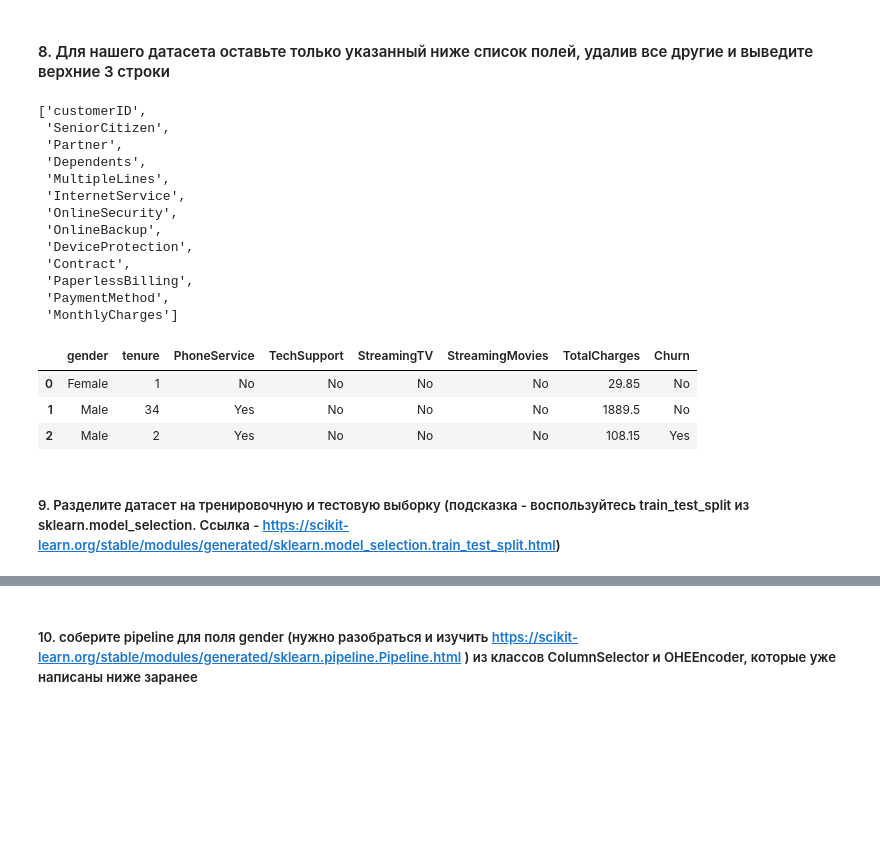
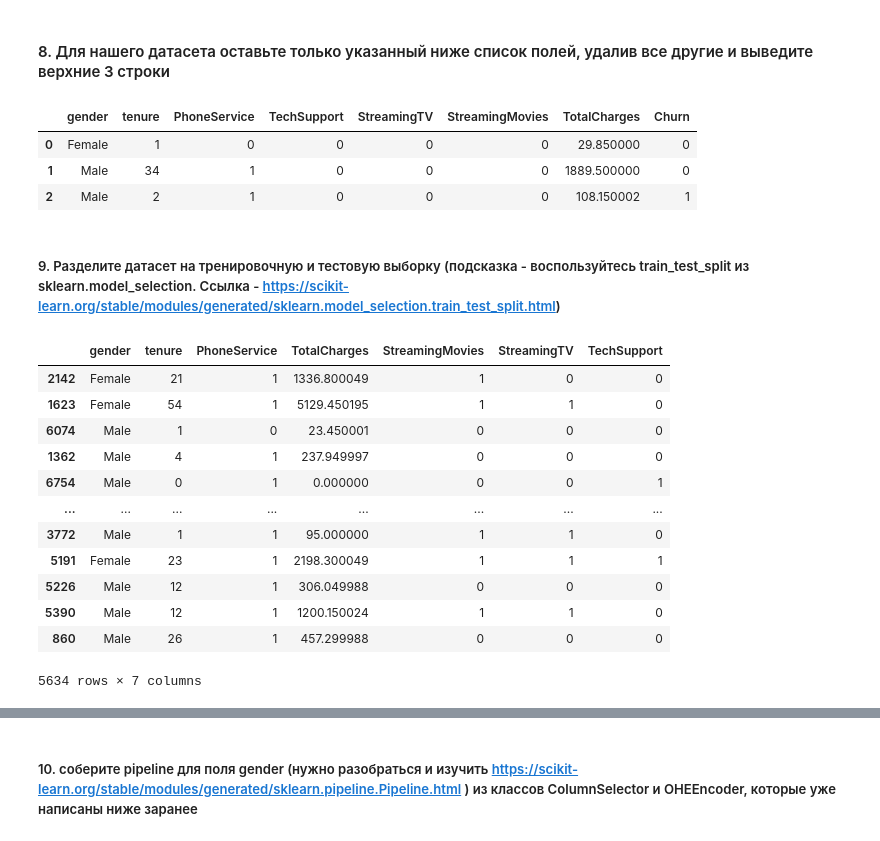
Before and after one commit to AndreiBazhenau/gb, a Jupyter notebook: ml_in_business/hw_1.ipynb, the cells around one changed output, grey strips where cells are left out. Saved outputs shown, nothing was run; the diff lists cells and outputs as text; code cells hidden in the pictures; blank space fills up the shorter version.

```diff
--- a/ml_in_business/hw_1.ipynb
+++ b/ml_in_business/hw_1.ipynb
@@ -249,6 +249,7 @@ columns = ['StreamingMovies', 'StreamingTV', 'TechSupport']
 for column in columns:
     df[column].replace('Yes', 1, inplace=True)
     df[column].replace('No', 0, inplace=True)
+    df[column].replace('No internet service', 0, inplace=True)
 
 df[['StreamingMovies', 'StreamingTV', 'TechSupport']]
 # %% [output]
@@ -280,33 +283,19 @@ df['PhoneService'].value_counts()[0] + df['PhoneService'].value_counts()[1]
 # %% [markdown]
 #### 8. Для нашего датасета оставьте только указанный ниже список полей, удалив все другие и выведите верхние 3 строки
 # %%
+columns = ['gender', 'tenure', 'PhoneService', 'TotalCharges',
+           'StreamingMovies', 'StreamingTV', 'TechSupport', 'Churn']
+
 columns_del = [x for x in df.columns if x not in columns]
 columns_del
+
+df.drop(columns_del, axis=1, inplace=True)
+df.head(3)
 # %% [output]
-['customerID',
- 'SeniorCitizen',
- 'Partner',
- 'Dependents',
- 'MultipleLines',
- 'InternetService',
- 'OnlineSecurity',
- 'OnlineBackup',
- 'DeviceProtection',
- 'Contract',
- 'PaperlessBilling',
- 'PaymentMethod',
- 'MonthlyCharges']
+|  | gender | tenure | PhoneService | TechSupport | StreamingTV | StreamingMovies | TotalCharges | Churn |
+| 0 | Female | 1 | 0 | 0 | 0 | 0 | 29.850000 | 0 |
+| 1 | Male | 34 | 1 | 0 | 0 | 0 | 1889.500000 | 0 |
+| 2 | Male | 2 | 1 | 0 | 0 | 0 | 108.150002 | 1 |
-# %%
-columns = ['gender', 'tenure', 'PhoneService', 'TotalCharges',
-           'StreamingMovies', 'StreamingTV', 'TechSupport', 'Churn']
-
-df.drop(columns_del, axis=1, inplace=True)
-df.head(3)
-# %% [output]
-|  | gender | tenure | PhoneService | TechSupport | StreamingTV | StreamingMovies | TotalCharges | Churn |
-| 0 | Female | 1 | No | No | No | No | 29.85 | No |
-| 1 | Male | 34 | Yes | No | No | No | 1889.5 | No |
-| 2 | Male | 2 | Yes | No | No | No | 108.15 | Yes |
 # %% [markdown]
 ##### 9. Разделите датасет на тренировочную и тестовую выборку (подсказка - воспользуйтесь train_test_split из sklearn.model_selection. Ссылка - https://scikit-learn.org/stable/modules/generated/sklearn.model_selection.train_test_split.html)
 # %%
@@ -314,4 +303,21 @@ from sklearn.model_selection import train_test_split
 
 features = ['gender', 'tenure', 'PhoneService', 'TotalCharges', 'StreamingMovies', 'StreamingTV', 'TechSupport']
 target = 'Churn'
-#Ваш код здесь
+
+X_train, X_test, y_train, y_test = train_test_split(df[features], df[target], test_size=0.2, random_state=42)
+# %%
+X_train
+# %% [output]
+|  | gender | tenure | PhoneService | TotalCharges | StreamingMovies | StreamingTV | TechSupport |
+| 2142 | Female | 21 | 1 | 1336.800049 | 1 | 0 | 0 |
+| 1623 | Female | 54 | 1 | 5129.450195 | 1 | 1 | 0 |
+| 6074 | Male | 1 | 0 | 23.450001 | 0 | 0 | 0 |
+| 1362 | Male | 4 | 1 | 237.949997 | 0 | 0 | 0 |
+| 6754 | Male | 0 | 1 | 0.000000 | 0 | 0 | 1 |
+| ... | ... | ... | ... | ... | ... | ... | ... |
+| 3772 | Male | 1 | 1 | 95.000000 | 1 | 1 | 0 |
+| 5191 | Female | 23 | 1 | 2198.300049 | 1 | 1 | 1 |
+| 5226 | Male | 12 | 1 | 306.049988 | 0 | 0 | 0 |
+| 5390 | Male | 12 | 1 | 1200.150024 | 1 | 1 | 0 |
+| 860 | Male | 26 | 1 | 457.299988 | 0 | 0 | 0 |
+5634 rows × 7 columns
```
Also changed, not shown: parts of 16 cells of this notebook, 1 other file.
